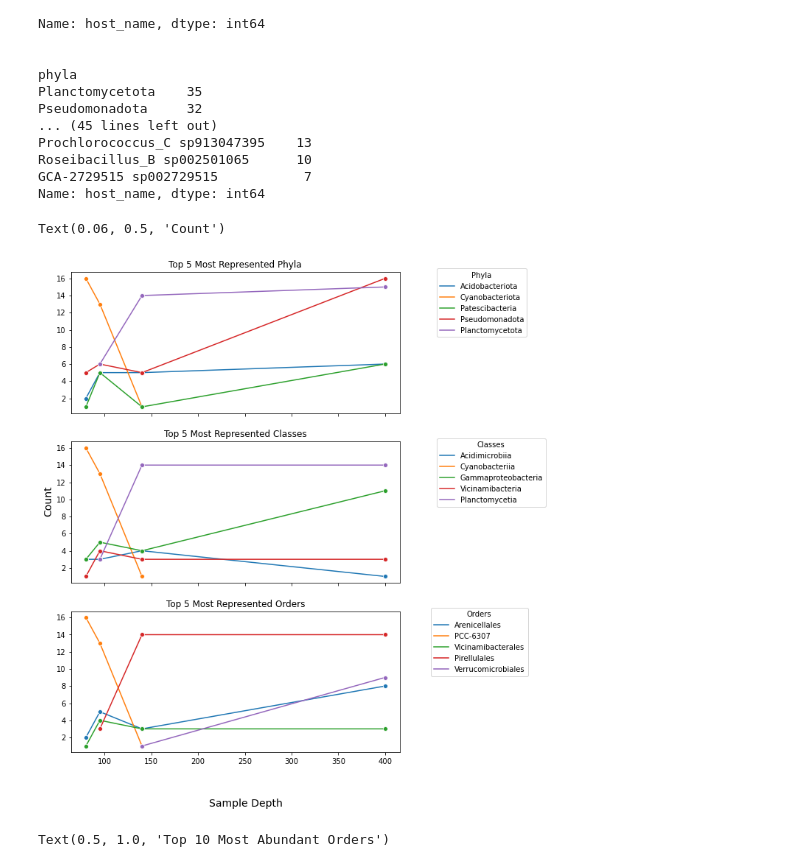
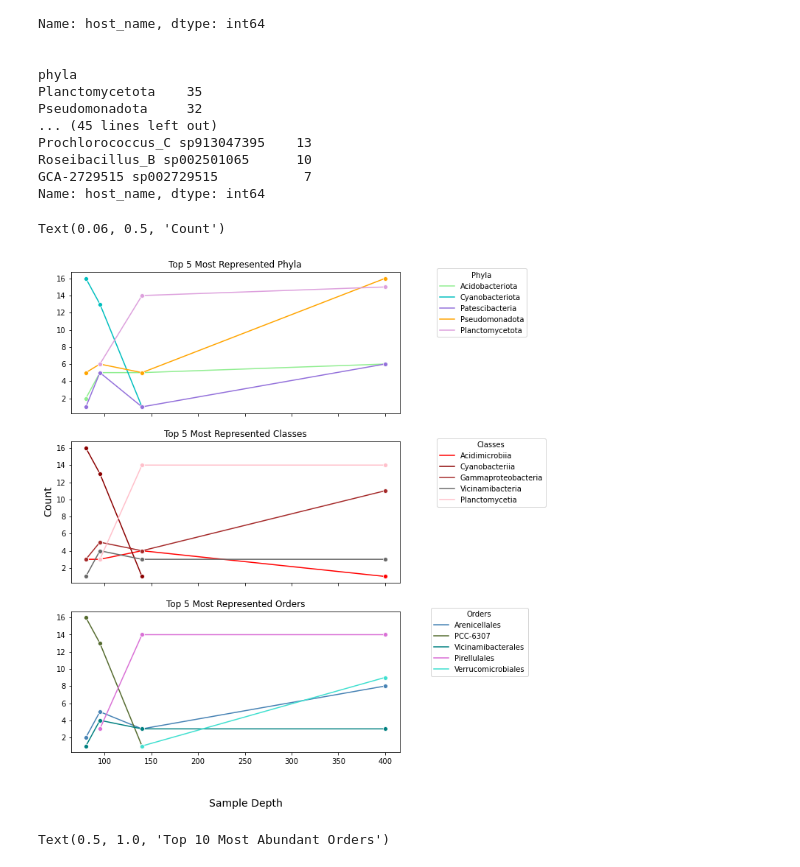
Before and after one commit to mdherring/OMZ_MH_Analysis, a Jupyter notebook: 06_associations_gtdbtk.ipynb, the cells around one changed output. Saved outputs shown, nothing was run; the diff lists cells and outputs as text; code cells hidden in the pictures.

```diff
--- a/06_associations_gtdbtk.ipynb
+++ b/06_associations_gtdbtk.ipynb
@@ -16,6 +16,22 @@ import seaborn as sns
 from collections import Counter
 import matplotlib.pyplot as plt
 
+phyla_color = ['lightgreen', 'mediumseagreen', 'c', 'cadetblue', 'mediumpurple', 'plum', 'lightsalmon', 'orange', 'goldenrod', 'tan']
+phyla_list = ['Acidobacteriota', 'Chloroflexota', 'Cyanobacteriota', 'Marinisomatota', 'Patescibacteria', 'Planctomycetota', 'Proteobacteria', 'Pseudomonadota',
+              'SAR324', 'Thermoplasmatota']
+phyla_color_map = dict(zip(phyla_list, phyla_color))
+
+class_color = ['hotpink','r', 'crimson', 'darkred', 'chocolate', 'brown', 'rosybrown', 'mediumvioletred', 'pink', 'violet', 'lightgrey', 'dimgrey']
+class_list = ['ABY1', 'Acidimicrobiia', 'Alphaproteobacteria', 'Cyanobacteriia', 'Dehalococcoidia', 'Gammaproteobacteria', 'Marinisomatia', 'Paceibacteria',
+              'Planctomycetia', 'Poseidoniia', 'SAR324', 'Vicinamibacteria']
+class_color_map = dict(zip(class_list, class_color))
+
+order_color = ['lightskyblue', 'steelblue', 'dodgerblue', 'forestgreen', 'limegreen', 'darkolivegreen', 'mediumslateblue', 'saddlebrown', 'orchid',
+               'lightslategray', 'yellowgreen', 'turquoise', 'teal']
+order_list = ['Acidimicrobiales', 'Arenicellales', 'HIMB59', 'Marinisomatales', 'Nitrososphaerales', 'PCC-6307', 'Pelagibacterales', 'Phycisphaerales',
+              'Pirellulales', 'SCGC-AAA003-L08', 'UBA11654', 'Verrucomicrobiales', 'Vicinamibacterales']
+order_color_map = dict(zip(order_list, order_color))
+
 df = pd.read_csv('~/Documents/Bigelow/Virus_Project/OMZ_MH_Analysis/Data/all_associations_gtdb.csv')
 # %% [markdown]
 ## How many associations were classified in total?
@@ -121,37 +137,37 @@ phyla_sub = phyla_sub.groupby(['sample_depth', 'phyla'], as_index=False)['host_n
 
 # create a data frame with only the top 5 classes
 class_sub = df.loc[df['class'].isin(['Planctomycetia', 'Cyanobacteriia', 'Gammaproteobacteria','Vicinamibacteria','Acidimicrobiia'])]
 class_sub = class_sub.groupby(['sample_depth','class'], as_index=False)['host_name'].count()
 
 # create a dataframe with only the top 5 orders
 order_sub = df.loc[df['order'].isin(['Pirellulales', 'PCC-6307', 'Arenicellales','Vicinamibacterales','Verrucomicrobiales'])]
 order_sub = order_sub.groupby(['sample_depth','order'], as_index=False)['host_name'].count()
 
 fig, axes = plt.subplots(nrows=3, ncols=1, sharex=True, sharey=True, figsize=(8,12))
 
-sns.lineplot(x = 'sample_depth', y= 'host_name', data = phyla_sub, hue = 'phyla', marker='o', ax = axes[0])
+sns.lineplot(x = 'sample_depth', y= 'host_name', data = phyla_sub, hue = 'phyla', palette=phyla_color_map, marker='o', ax = axes[0])
 axes[0].set_xlabel('')
 axes[0].set_ylabel('')
 axes[0].set_title('Top 5 Most Represented Phyla')
 axes[0].legend(bbox_to_anchor=(1.1, 1.05),title='Phyla')
 
-sns.lineplot(x = 'sample_depth', y= 'host_name', data = class_sub, hue = 'class',  marker='o', ax = axes[1])
+sns.lineplot(x = 'sample_depth', y= 'host_name', data = class_sub, hue = 'class', palette=class_color_map, marker='o', ax = axes[1])
 axes[1].set_xlabel('')
 axes[1].set_ylabel('')
 axes[1].set_title('Top 5 Most Represented Classes')
 axes[1].legend(bbox_to_anchor=(1.1, 1.05),title='Classes')
 
-sns.lineplot(x = 'sample_depth', y= 'host_name', data = order_sub, hue = 'order',  marker='o', ax = axes[2])
+sns.lineplot(x = 'sample_depth', y= 'host_name', data = order_sub, hue = 'order',  palette=order_color_map, marker='o', ax = axes[2])
 axes[2].set_xlabel('')
 axes[2].set_ylabel('')
 axes[2].set_title('Top 5 Most Represented Orders')
 axes[2].legend(bbox_to_anchor=(1.4, 1.05),title='Orders')
 
 fig.text(0.45,0.04,'Sample Depth',fontsize=14)
 fig.text(0.06, 0.5, 'Count',rotation='vertical',fontsize=14)
 # %% [output]
 Text(0.06, 0.5, 'Count')
-[figure, old version]
+[figure, new version]
 # %%
 phyla_assoc = df.groupby('phyla', as_index=False)['host_name'].count().sort_values(by = 'host_name',ascending=False)
 top_phyla_assoc = phyla_assoc [2:12] # 1 is NA
```
Also changed, not shown: 2 other files.
